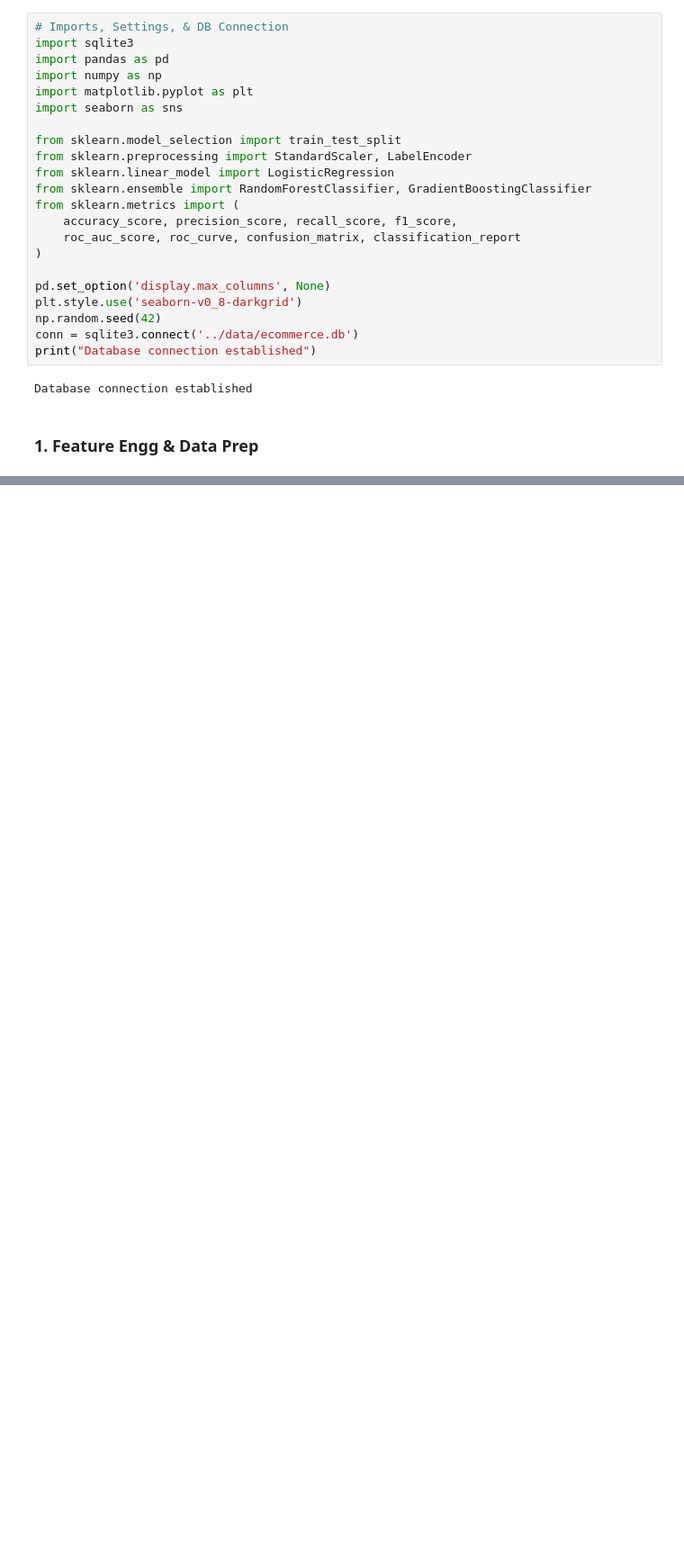
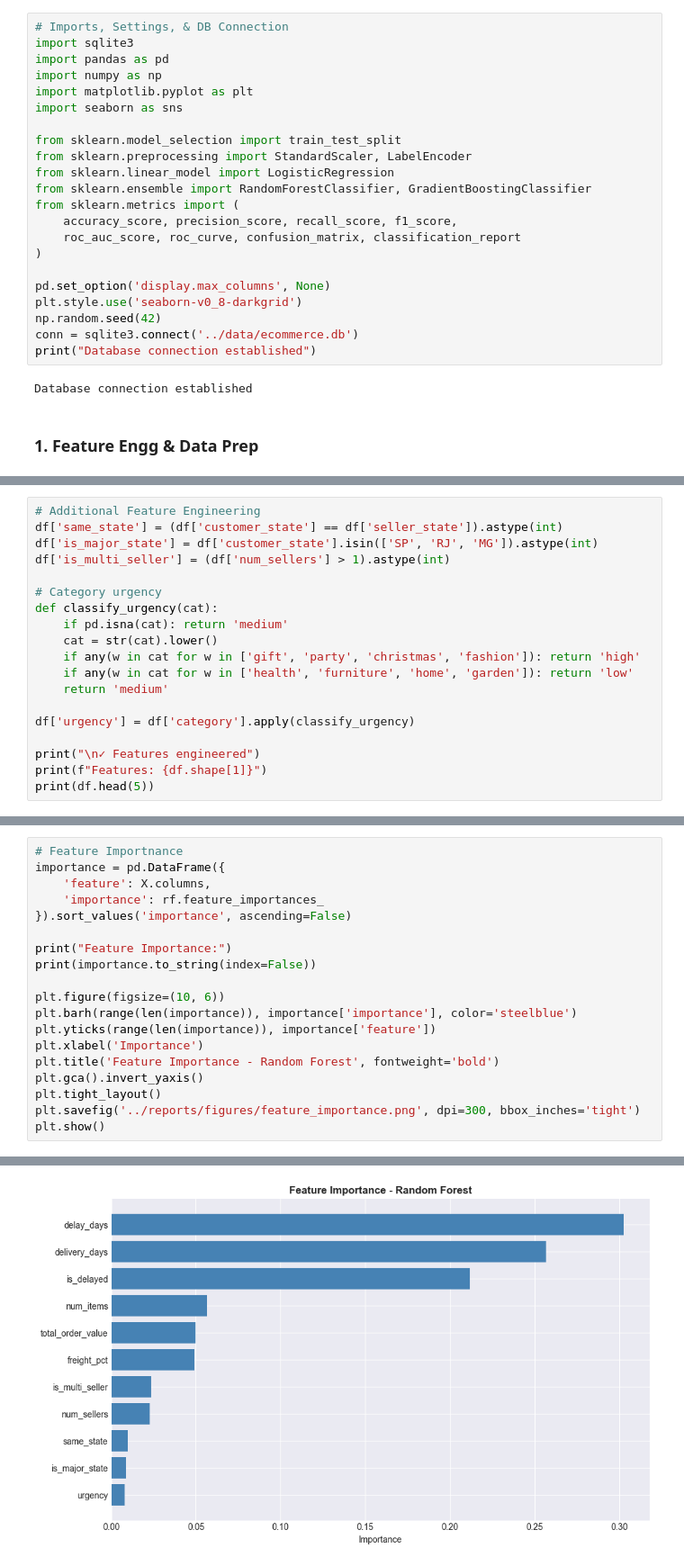
Before and after one commit to gnpthbalaji/ds_with_ai_capstone, a Jupyter notebook: notebooks/05_predictive_modeling.ipynb, the cells around one changed output, grey strips where cells are left out. Shown at 90% size. Drawn from its saved outputs; the diff is of its cells as text; blank space fills up the shorter version.

```diff
--- a/notebooks/05_predictive_modeling.ipynb
+++ b/notebooks/05_predictive_modeling.ipynb
@@ -98,0 +103,19 @@ df.head()
+# %%
+# Additional Feature Engineering
+df['same_state'] = (df['customer_state'] == df['seller_state']).astype(int)
+df['is_major_state'] = df['customer_state'].isin(['SP', 'RJ', 'MG']).astype(int)
+df['is_multi_seller'] = (df['num_sellers'] > 1).astype(int)
+
+# Category urgency
+def classify_urgency(cat):
+    if pd.isna(cat): return 'medium'
+    cat = str(cat).lower()
+    if any(w in cat for w in ['gift', 'party', 'christmas', 'fashion']): return 'high'
+    if any(w in cat for w in ['health', 'furniture', 'home', 'garden']): return 'low'
+    return 'medium'
+
+df['urgency'] = df['category'].apply(classify_urgency)
+
+print("\n✓ Features engineered")
+print(f"Features: {df.shape[1]}")
+print(df.head(5))
@@ -98,0 +321,20 @@ df.head()
+# %%
+# Feature Importnance
+importance = pd.DataFrame({
+    'feature': X.columns,
+    'importance': rf.feature_importances_
+}).sort_values('importance', ascending=False)
+
+print("Feature Importance:")
+print(importance.to_string(index=False))
+
+plt.figure(figsize=(10, 6))
+plt.barh(range(len(importance)), importance['importance'], color='steelblue')
+plt.yticks(range(len(importance)), importance['feature'])
+plt.xlabel('Importance')
+plt.title('Feature Importance - Random Forest', fontweight='bold')
+plt.gca().invert_yaxis()
+plt.tight_layout()
+plt.savefig('../reports/figures/feature_importance.png', dpi=300, bbox_inches='tight')
+plt.show()
+# %% [output]
@@ -98,0 +354 @@ df.head()
+[figure, added]
```
Also changed, not shown: parts of 17 cells of this notebook.
